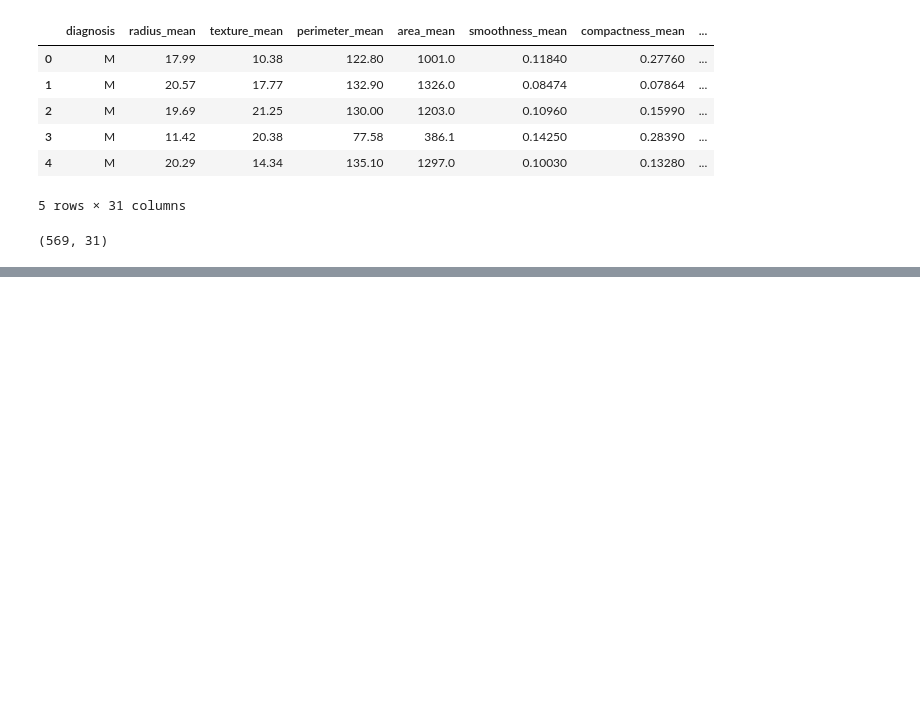
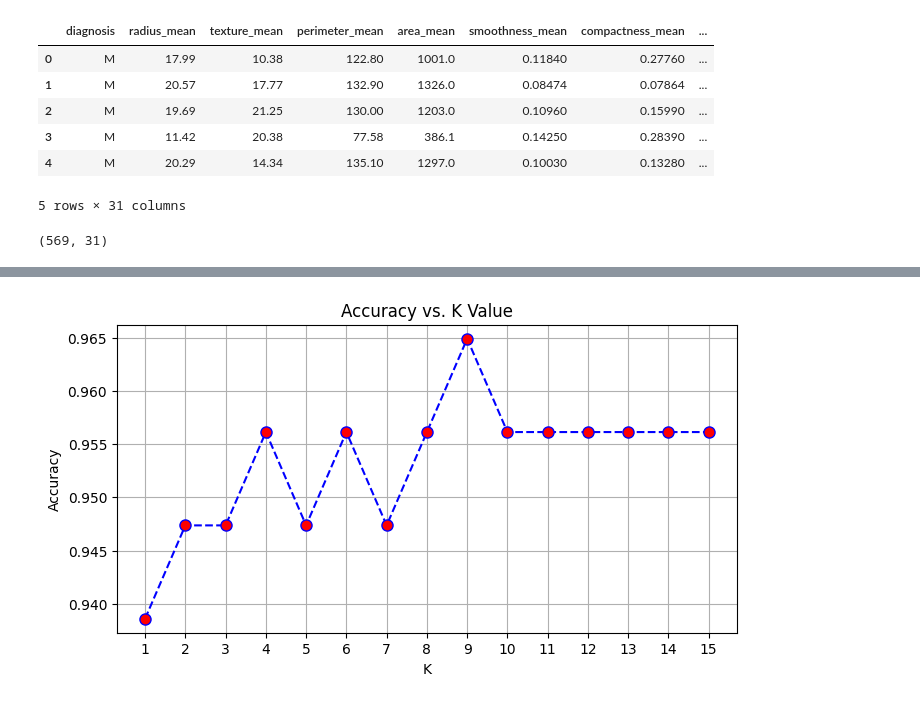
Before and after one commit to Maruf0275/Machine-Learning-CIT, a Jupyter notebook: KNN.ipynb, the cells around one changed output, grey strips where cells are left out. Cells and saved outputs as stored; diff of their text form; code cells hidden in the pictures; blank space fills up the shorter version.

```diff
--- a/KNN.ipynb
+++ b/KNN.ipynb
@@ -33,0 +83,5 @@ from sklearn.model_selection import train_test_split
+# %%
+from sklearn.neighbors import KNeighborsClassifier
+knn = KNeighborsClassifier(n_neighbors=5)
+# %%
+knn.fit(x_train,y_train)
@@ -33,0 +90,4 @@ from sklearn.model_selection import train_test_split
+# %%
+from sklearn.metrics import accuracy_score
+y_pred = knn.predict(x_test)
+accuracy_score(y_test,y_pred)
@@ -33,0 +96,12 @@ from sklearn.model_selection import train_test_split
+# %%
+import matplotlib.pyplot as plt
+
+accuracies = []
+
+for k in range(1, 16):
+    knn = KNeighborsClassifier(n_neighbors=k)
+    knn.fit(x_train, y_train)
+    y_pred = knn.predict(x_test)
+    acc = accuracy_score(y_test, y_pred)
+    accuracies.append(acc)
+    print(f"k = {k:2d} -> Accuracy: {acc:.4f}")
@@ -33,0 +124,11 @@ from sklearn.model_selection import train_test_split
+# %%
+plt.figure(figsize=(8, 4))
+plt.plot(range(1, 16), accuracies, marker='o', linestyle='dashed', color='blue', markerfacecolor='red', markersize=8)
+plt.title('Accuracy vs. K Value')
+plt.xlabel('K')
+plt.ylabel('Accuracy')
+plt.xticks(range(1, 16))
+plt.grid(True)
+plt.show()
+# %% [output]
+[figure, added]
```
Also changed, not shown: parts of 11 cells of this notebook.
